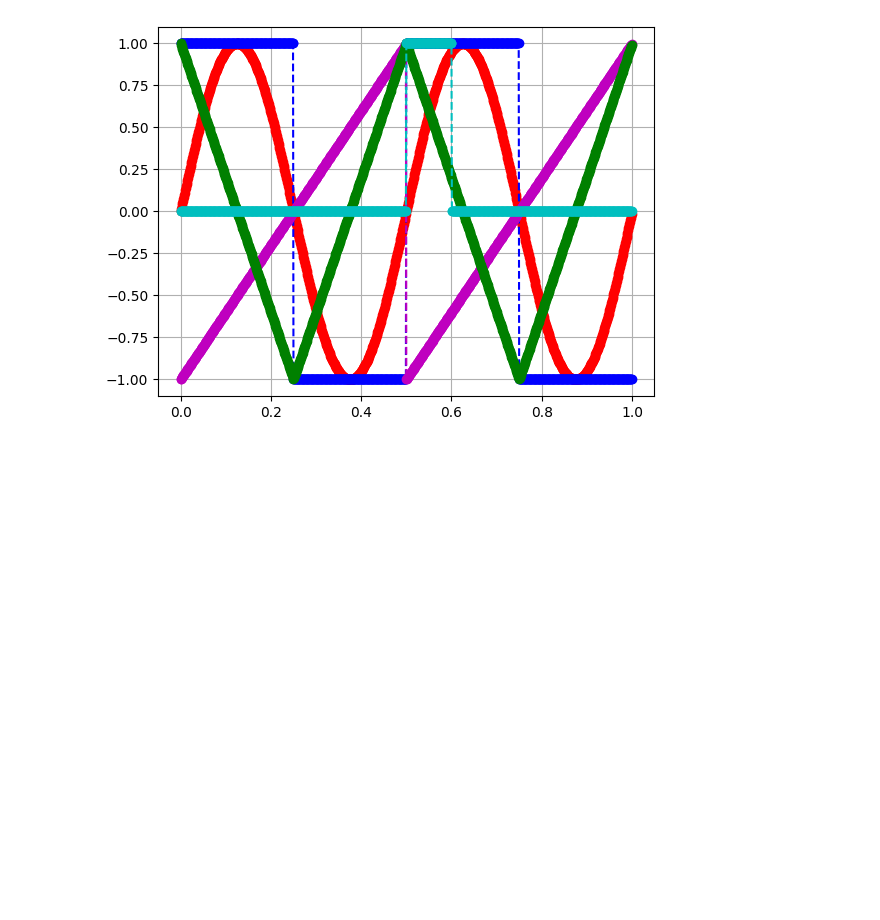
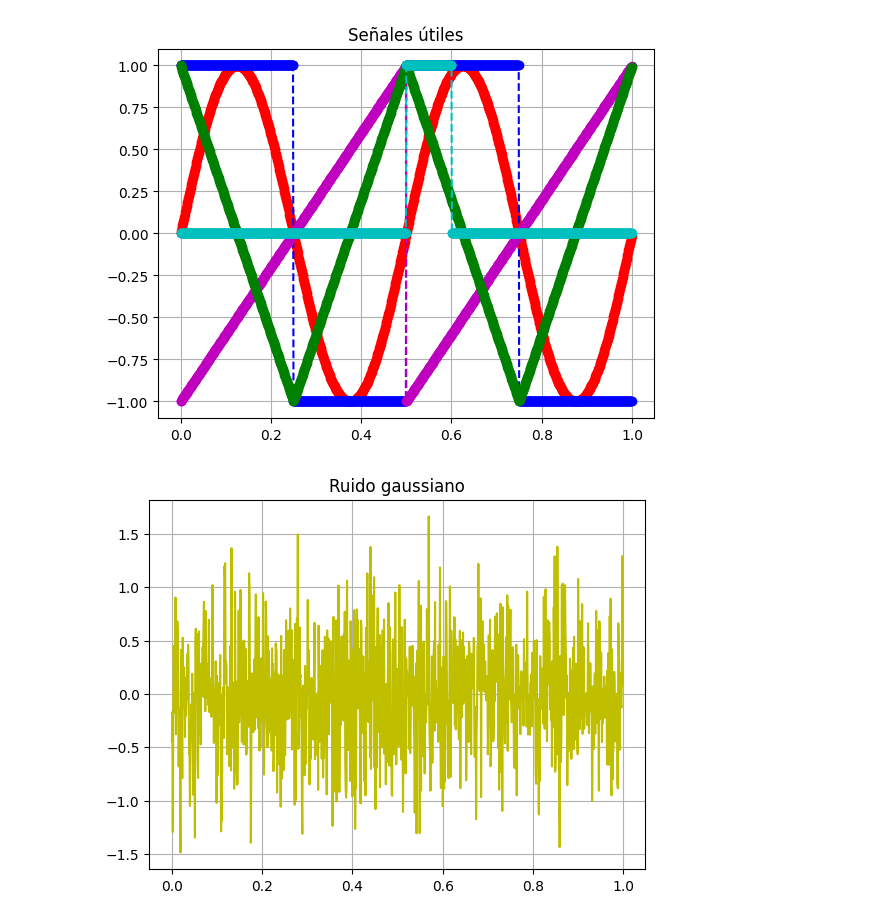
Before and after one commit to kirstenhergenreder/PDS, a Jupyter notebook: TS1/TS1.ipynb, the cells around one changed output. Cells and saved outputs as stored; diff of their text form; code cells hidden in the pictures; blank space fills up the shorter version.

Commit message:
Generador de ruido

```diff
--- a/TS1/TS1.ipynb
+++ b/TS1/TS1.ipynb
@@ -22,5 +26,6 @@ Este notebook implementa funciones para generar señales discretas en el tiempo:
 # %%
 import numpy as np
+
 def mi_funcion_sen(vmax=1, dc=0, ff=1, ph=0, nn=1000, fs=1000):
     tt = np.arange(start = 0, stop = nn/fs, step = 1/fs)
     xx = dc + vmax * np.sin( 2*np.pi * ff * tt + ph )
@@ -49,37 +54,80 @@ def mi_funcion_pulso(vmax=1, dc=0, t0=0, ancho=1, nn=1000, fs=1000):
     tt = np.arange(start = 0, stop = nn/fs, step = 1/fs)
     xx = dc + vmax * np.where((tt >= t0) & (tt <= t0 + ancho), 1, 0)
     return tt, xx
+
+
+def mi_funcion_ruido(sigma=1, nn=1000, fs=1000):
+    tt = np.arange(start = 0, stop = nn/fs, step = 1/fs)
+    xx = np.random.normal(0, sigma, len(tt))
+    return tt, xx
+
+
+def mi_funcion_sen_con_ruido(vmax=1, dc=0, ff=1, ph=0, nn=1000, fs=1000, snr_db=10):
+    # Señal
+    tt, xx_s = mi_funcion_sen(vmax=vmax, dc=dc, ff=ff, ph=ph, nn=nn, fs=fs)
+    Ps = np.mean(xx_s**2)
+
+    # Ruido
+    snr_linear = 10**(snr_db / 10)
+    Pn = Ps / snr_linear  # Potencia de ruido resultante
+    xx_n = np.random.normal(0, np.sqrt(Pn), len(tt))
+
+    xx = xx_s + xx_n
+
+    return tt, xx, xx_s, xx_n
+
+
+def mi_funcion_con_ruido(xx_s, tt_s, snr_db=10):
+  Ps = np.mean(xx_s**2)
+  snr_linear = 10**(snr_db / 10)
+
+  Pn = Ps / snr_linear  # Potencia de ruido resultante
+  xx_n = np.random.normal(0, np.sqrt(Pn), len(tt))
+
+  xx = xx_s + xx_n
+
+  return xx, xx_n
 # %%
 import matplotlib.pyplot as plt
 
 # == Ejemplo de uso ===
 # Parámetros de la simulación
 fs = 1000 # Hz
 N = fs  # Resolución espectral fs/N = 1Hz, tiempo de simulación 1seg
 
 # Parámetros de las señales
 fx = 2  # Hz
 ax = 1  # V
 dx = 0  # V
 px = 0  # rad
 duty = 0.5
 t0x = 0.5  # seg
 tfx = 0.1 # seg
 
 # Generar señales
 tt1, xx1 = mi_funcion_sen(vmax=ax, dc=dx, ff=fx, ph=px, nn=N, fs=fs)
 tt2, xx2 = mi_funcion_cuadrada(vmax=ax, dc=dx, ff=fx, ph=px, duty=duty, nn=N, fs=fs)
 tt3, xx3 = mi_funcion_diente_sierra(vmax=ax, dc=dx, ff=fx, ph=px, nn=N, fs=fs)
 tt4, xx4 = mi_funcion_triangular(vmax=ax, dc=dx, ff=fx, ph=px, nn=N, fs=fs)
 tt5, xx5 = mi_funcion_pulso(vmax=ax, dc=dx, t0=t0x, ancho=tfx, nn=N, fs=fs)
+tt6, xx6 = mi_funcion_ruido(sigma=0.5, nn=N, fs=fs)
 
 # Ploteo
+plt.figure()
 plt.plot(tt1, xx1, 'o--', color = 'r')
 plt.plot(tt2, xx2, 'o--', color = 'b')
 plt.plot(tt3, xx3, 'o--', color = 'm')
 plt.plot(tt4, xx4, 'o--', color = 'g')
 plt.plot(tt5, xx5, 'o--', color = 'c')
+plt.title("Señales útiles")
 plt.grid()
 plt.show()
+
+plt.figure()
+plt.plot(tt6, xx6, '-', color = 'y')
+plt.title("Ruido gaussiano")
+plt.grid()
+plt.show()
 # %% [output]
-[figure, old version]
+[figure, new version]
+[figure, added]
```
Also changed, not shown: parts of 6 cells of this notebook.
